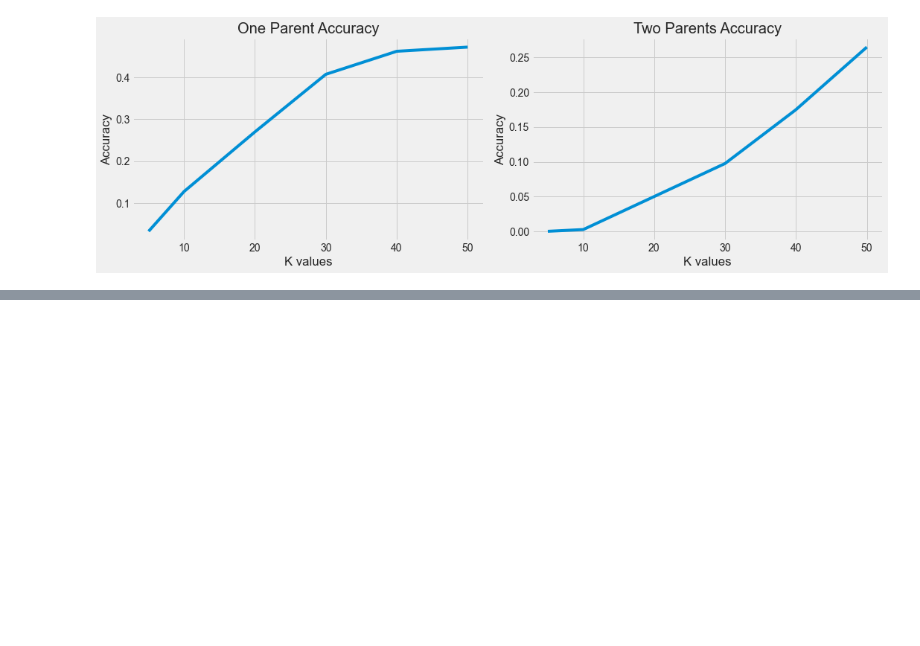
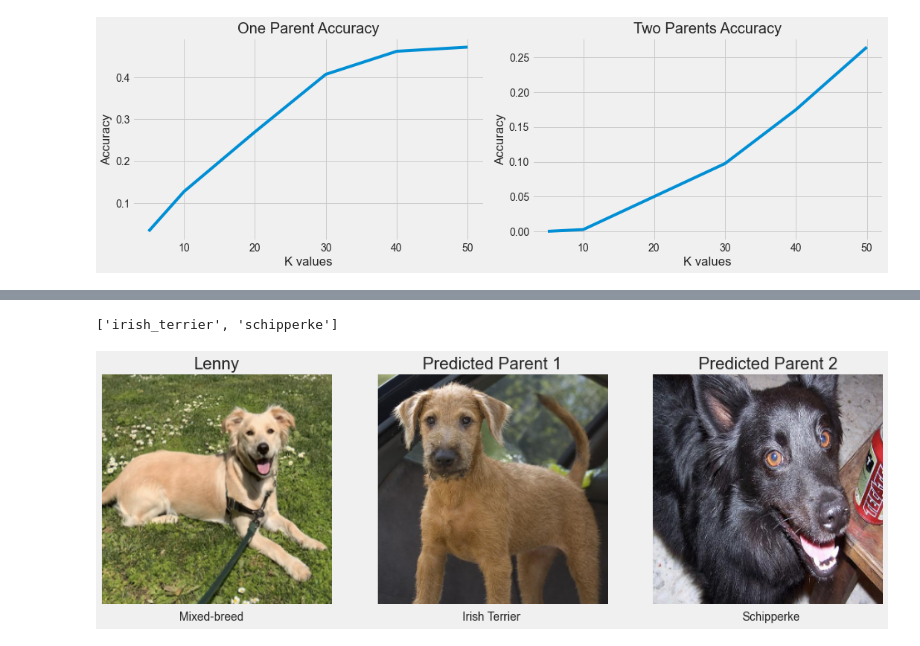
Before and after one commit to luciaharley/pytorch-dog-classifier, a Jupyter notebook: final_inception.ipynb, the cells around one changed output, grey strips where cells are left out. Drawn from its saved outputs; the diff is of its cells as text; code cells hidden in the pictures; blank space fills up the shorter version.

```diff
--- a/final_inception.ipynb
+++ b/final_inception.ipynb
@@ -710,0 +690,52 @@ plt.show()
+# %%
+inputs, _ =next(iter(single_test_loader))
+outputs = inception(inputs)
+parents_pred = np.argpartition(outputs.detach().numpy(), -2)[:,-2:]
+# %%
+parent_breeds = []
+for breed_id in parents_pred[0]:
+    parent_breeds.append(idx2breed[breed_id])
+parent_breeds
+# %% [output]
+['irish_terrier', 'schipperke']
+# %%
+demo_images = pd.read_csv('demo_photos.csv')
+parent1_row = demo_images.loc[demo_images['Label'].str.lower() == parent_breeds[0]]
+parent2_row = demo_images.loc[demo_images['Label'].str.lower() == parent_breeds[1]]
+# %%
+stanford_image_path = 'stanford-dogs-dataset/images/Images'
+# %%
+image1 = cv2.imread(image_path + path[0])
+image1 = cv2.cvtColor(image1, cv2.COLOR_BGR2RGB)
+image1 = cv2.resize(image1, (299,299))
+
+image2 = cv2.imread(stanford_image_path + parent1_row.Path.values[0])
+image2 = cv2.cvtColor(image2, cv2.COLOR_BGR2RGB)
+image2 = cv2.resize(image2, (299,299))
+
+image3 = cv2.imread(stanford_image_path + parent2_row.Path.values[0])
+image3 = cv2.cvtColor(image3, cv2.COLOR_BGR2RGB)
+image3 = cv2.resize(image3, (299,299))
+
+plt.figure(figsize = (15, 10))
+plt.subplot(1,3,1)
+plt.imshow(image1)
+plt.title('Lenny')
+plt.axis('off')
+plt.text(100,320,'Mixed-breed')
+
+plt.subplot(1,3,2)
+plt.imshow(image2)
+plt.title('Predicted Parent 1')
+plt.axis('off')
+plt.text(110,320,parent1_row.Name.values[0])
+
+plt.subplot(1,3,3)
+plt.imshow(image3)
+plt.title('Predicted Parent 2')
+plt.axis('off')
+plt.text(115,320,parent2_row.Name.values[0])
+
+plt.show()
+# %% [output]
+[figure, added]
```
Also changed, not shown: parts of 9 cells of this notebook.
